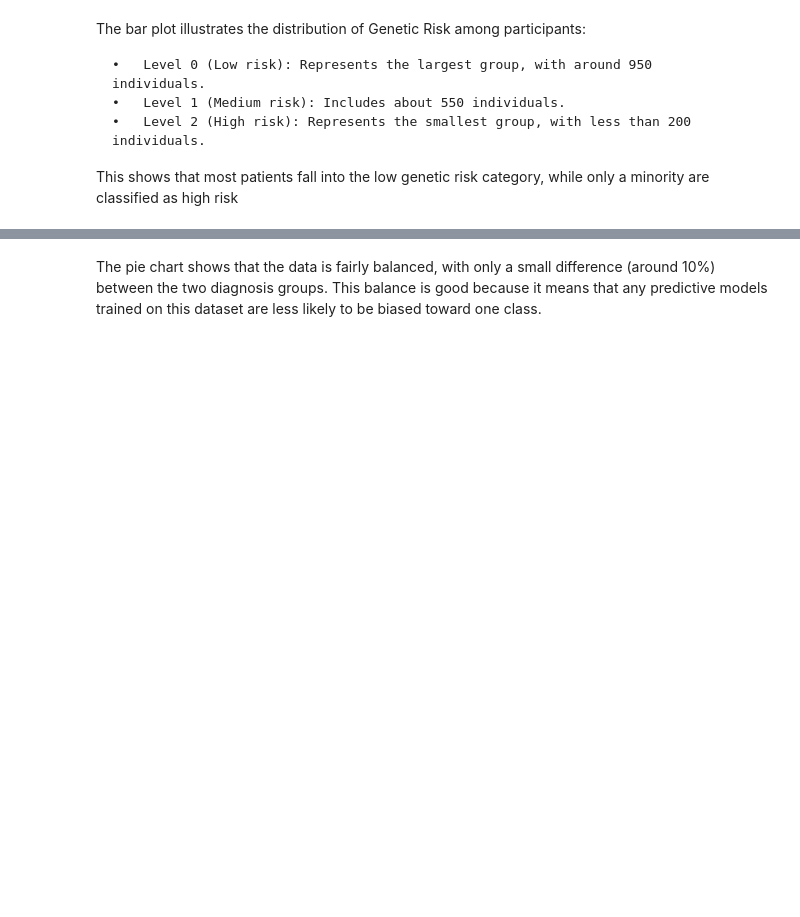
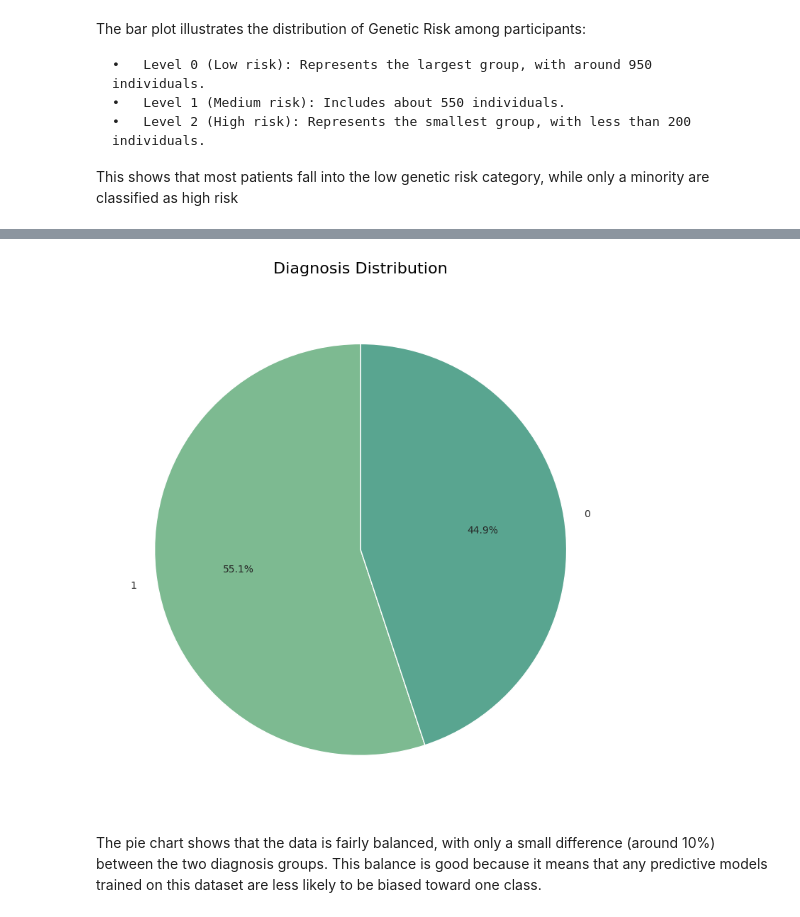
Before and after one commit to Joudmoq/IT326-LiverDisease-Prediction, a Jupyter notebook: Phase2.ipynb, the cells around one changed output, grey strips where cells are left out. Saved outputs shown, nothing was run; the diff lists cells and outputs as text; code cells hidden in the pictures; blank space fills up the shorter version.

```diff
--- a/Phase2.ipynb
+++ b/Phase2.ipynb
@@ -169,3 +140,21 @@ plt.show()
+# %%
+import matplotlib.pyplot as plt
+
+# Group by "Diagnosis" and count occurrences
+diagnosis_counts = df["Diagnosis"].value_counts()
+
+# Create the pie chart and get the text objects
+
+diagnosis_counts.plot.pie(autopct="%1.1f%%",colors=sns.color_palette('crest'),figsize=(8,8),startangle=90)
+
+# Title and styling
+plt.title("Diagnosis Distribution", fontsize=16, color='black', pad=20)
+
+plt.tight_layout()
+plt.ylabel('')
+plt.show()
+# %% [output]
+[figure, added]
 # %% [markdown]
 The pie chart shows that the data is fairly balanced, with only a small difference (around 10%) between the two diagnosis groups. This balance is good because it means that any predictive models trained on this dataset are less likely to be biased toward one class.
 # %%
```
Also changed, not shown: parts of 7 cells of this notebook.
